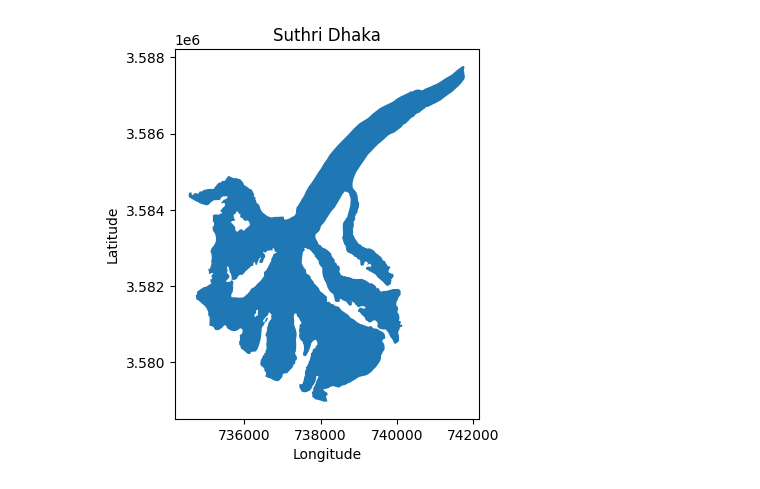
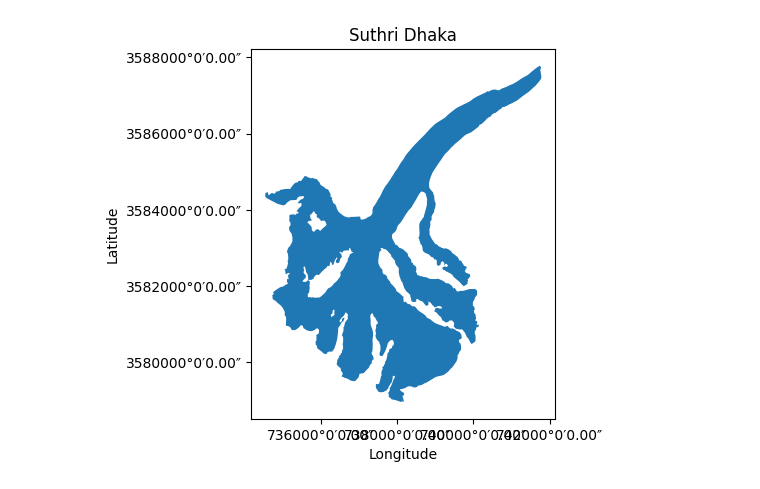
Before and after one commit to cb-karthik/Python_practice, a Jupyter notebook: sdh.ipynb, the cells around one changed output. Saved outputs shown, nothing was run; the diff lists cells and outputs as text; code cells hidden in the pictures.

```diff
--- a/sdh.ipynb
+++ b/sdh.ipynb
@@ -1,13 +1,38 @@
 # %%
 import geopandas as gpd
 import matplotlib.pyplot as plt
+import matplotlib.ticker as mticker
+import math
+
+# Function to convert decimal degrees to DMS
+def deg_to_dms(deg):
+    d = int(deg)
+    m = int((deg - d) * 60)
+    s = (deg - d - m/60) * 3600
+    return f"{abs(d)}°{abs(m)}′{abs(s):.2f}″"
+
+# Function to format the ticks with DMS
+def dms_ticks(x, pos):
+    return deg_to_dms(x)
+
+# Load the shapefile
 shapefile = gpd.read_file('C:/Users/imsam/OneDrive/Desktop/ArcGis datasets/Snow Depth Suthri Dhaka')
-shapefile.plot()
 
-# Customize the plot if needed
+# Plot the shapefile
+fig, ax = plt.subplots()
+shapefile.plot(ax=ax)
+
+# Customize the plot
 plt.title('Suthri Dhaka')
+
+# Customizing the x and y axes to show DMS
+ax.xaxis.set_major_formatter(mticker.FuncFormatter(dms_ticks))
+ax.yaxis.set_major_formatter(mticker.FuncFormatter(dms_ticks))
+
 plt.xlabel('Longitude')
 plt.ylabel('Latitude')
+
+# Show the plot
 plt.show()
 # %% [output]
-[figure, old version]
+[figure, new version]
```
